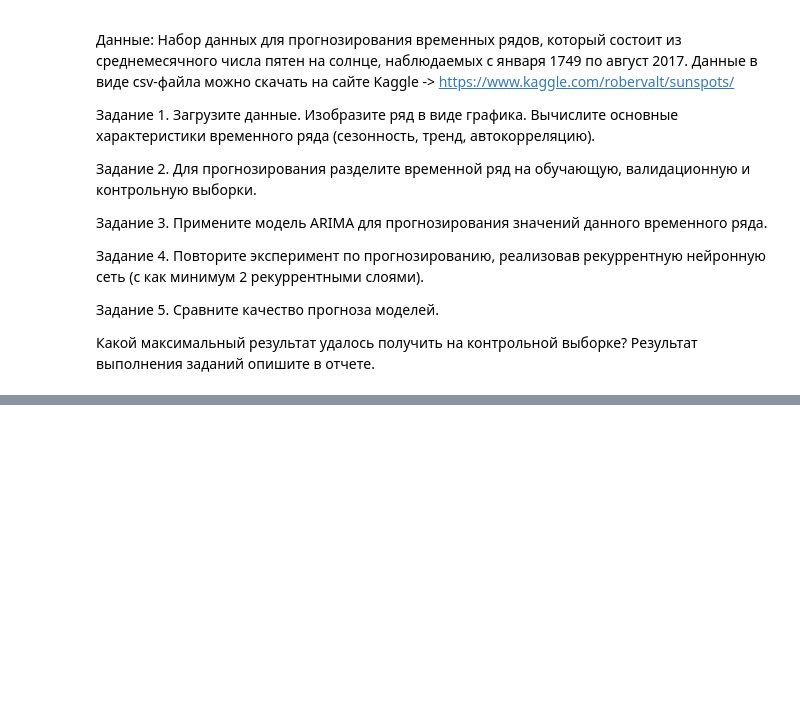
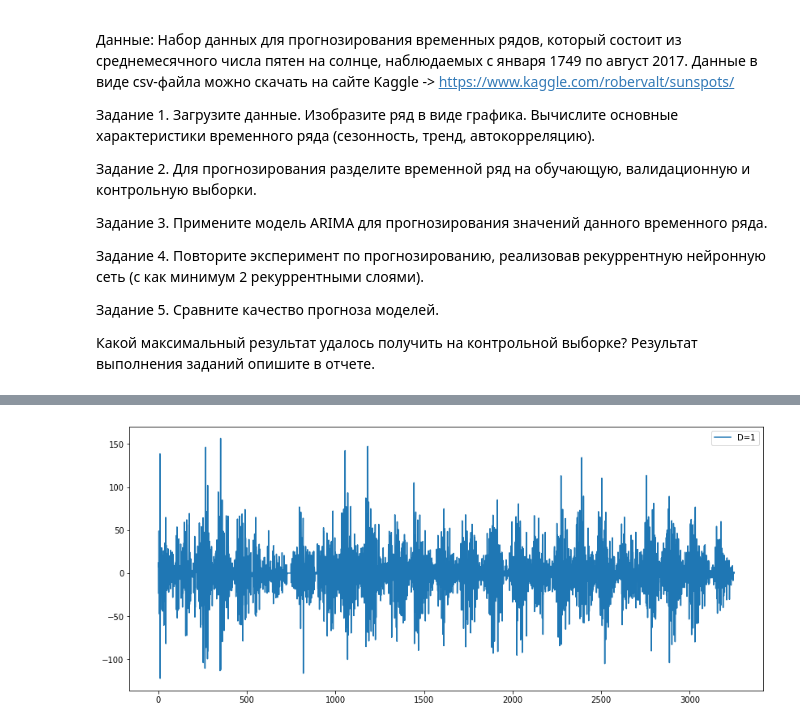
Before and after one commit to denmoroz/mo-labs-2, a Jupyter notebook: Lab8.ipynb, the cells around one changed output, grey strips where cells are left out. Cells and saved outputs as stored; diff of their text form; code cells hidden in the pictures; blank space fills up the shorter version.

```diff
--- a/Lab8.ipynb
+++ b/Lab8.ipynb
@@ -22,0 +78,7 @@
+# %%
+plt.figure(figsize=(14, 6))
+plt.plot(np.arange(len(df)), df.Values.diff(), label="D=1")
+plt.legend()
+plt.show()
+# %% [output]
+[figure, added]
```
Also changed, not shown: parts of 28 cells of this notebook.
